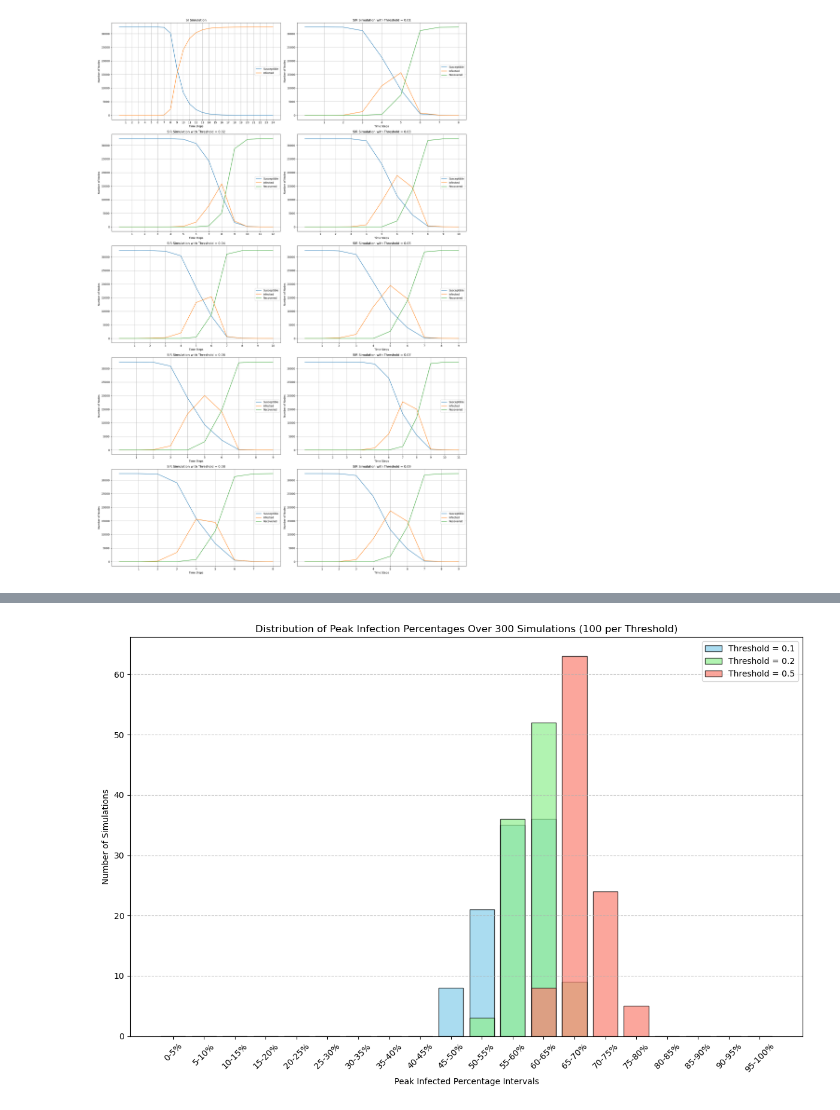
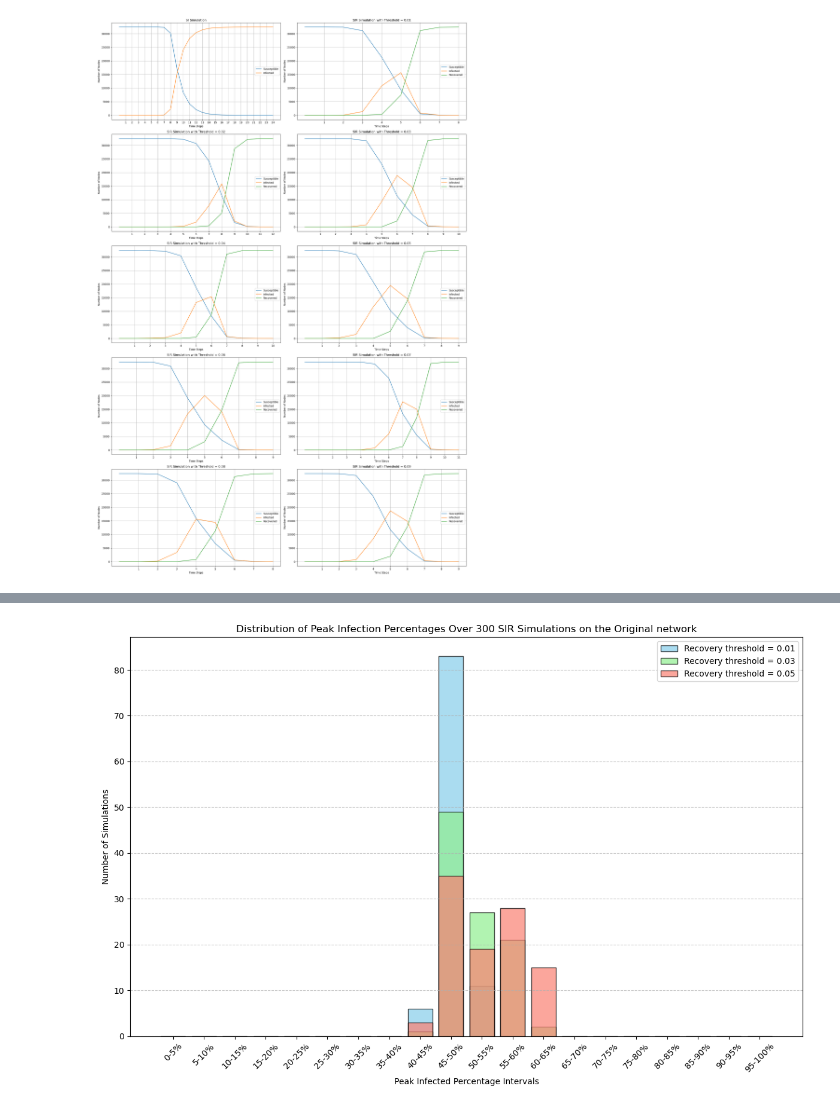
Before and after one commit to kfkfkflmej/NA_EU_emails_2024, a Jupyter notebook: histograms different thresholds.ipynb, the cells around one changed output, grey strips where cells are left out. Cells and saved outputs as stored; diff of their text form; code cells hidden in the pictures.

```diff
--- a/histograms different thresholds.ipynb
+++ b/histograms different thresholds.ipynb
@@ -109,7 +109,7 @@ import networkx as nx
 import matplotlib.pyplot as plt
 
 # Load the CSV file and create the graph
-file_path = 'final_final_random_graph.csv'  # Update with the actual path to your file
+file_path = 'data\\final_final_random_graph.csv'  # Update with the actual path to your file
 edge_df = pd.read_csv(file_path, delimiter=' ')
 G = nx.from_pandas_edgelist(edge_df, 'Source', 'Target')
 
@@ -120,7 +120,7 @@ time_steps = 25  # Duration of each simulation
 
 # Simulation parameters
 num_simulations = 300
-recovery_thresholds = [0.1, 0.2, 0.5]  # Recovery thresholds to cycle through
+recovery_thresholds = [0.01, 0.03, 0.05]  # Recovery thresholds to cycle through
 intervals = np.arange(0, 1.05, 0.05)  # Intervals: 0-5%, 5-10%, ..., 95-100%
 colors = ['skyblue', 'lightgreen', 'salmon']  # Colors for each threshold
 hist_data = {threshold: [] for threshold in recovery_thresholds}  # Store data by threshold
@@ -185,17 +185,17 @@ for i, threshold in enumerate(recovery_thresholds):
         color=colors[i],
         edgecolor='black',
         alpha=0.7,
-        label=f"Threshold = {threshold}"
+        label=f"Recovery threshold = {threshold}"
     )
 
 # Customize plot
 plt.xlabel("Peak Infected Percentage Intervals")
 plt.ylabel("Number of Simulations")
-plt.title("Distribution of Peak Infection Percentages Over 300 Simulations (100 per Threshold)")
+plt.title("Distribution of Peak Infection Percentages Over 300 SIR Simulations on the Synthetic network")
 plt.xticks(rotation=45)
 plt.legend()
 plt.grid(axis='y', linestyle='--', alpha=0.7)
 plt.tight_layout()
-plt.savefig("fig_case3_histogram_300_sims.png")
+#plt.savefig("fig_synth_histogram_300_sims.png")
 plt.show()
 # %% [output]
@@ -207,7 +207,7 @@ import networkx as nx
 import matplotlib.pyplot as plt
 
 # Load the CSV file and create the graph
-file_path = 'data.csv'  # Update with the actual path to your file
+file_path = 'data\data - fixed numbers.csv'  # Update with the actual path to your file
 edge_df = pd.read_csv(file_path, delimiter=' ')
 G = nx.from_pandas_edgelist(edge_df, 'Source', 'Target')
 
@@ -218,7 +218,7 @@ time_steps = 25  # Duration of each simulation
 
 # Simulation parameters
 num_simulations = 300
-recovery_thresholds = [0.1, 0.2, 0.5]  # Recovery thresholds to cycle through
+recovery_thresholds = [0.01, 0.03, 0.05]  # Recovery thresholds to cycle through
 intervals = np.arange(0, 1.05, 0.05)  # Intervals: 0-5%, 5-10%, ..., 95-100%
 colors = ['skyblue', 'lightgreen', 'salmon']  # Colors for each threshold
 hist_data = {threshold: [] for threshold in recovery_thresholds}  # Store data by threshold
@@ -267,34 +267,34 @@ for sim in range(num_simulations):
 
         # Break if no more infected
         if infected_counts[-1] == 0:
             break
 
     # Record peak infected fraction
     peak_infected_fraction = max(infected_counts) / n
     hist_data[recovery_threshold].append(peak_infected_fraction)
 
 # Combine histogram data
 plt.figure(figsize=(12, 8))
 for i, threshold in enumerate(recovery_thresholds):
     hist, bins = np.histogram(hist_data[threshold], bins=intervals)
     plt.bar(
         [f"{int(bins[j]*100)}-{int(bins[j+1]*100)}%" for j in range(len(bins) - 1)],
         hist,
         color=colors[i],
         edgecolor='black',
         alpha=0.7,
-        label=f"Threshold = {threshold}"
+        label=f"Recovery threshold = {threshold}"
     )
 
 # Customize plot
 plt.xlabel("Peak Infected Percentage Intervals")
 plt.ylabel("Number of Simulations")
-plt.title("Distribution of Peak Infection Percentages Over 300 Simulations (100 per Threshold)")
+plt.title("Distribution of Peak Infection Percentages Over 300 SIR Simulations on the Original network")
 plt.xticks(rotation=45)
 plt.legend()
 plt.grid(axis='y', linestyle='--', alpha=0.7)
 plt.tight_layout()
-plt.savefig("fig_case3_histogram_300_sims.png")
+#plt.savefig("fig_original_histogram_300_sims.png")
 plt.show()
 # %% [output]
-[figure, old version]
+[figure, new version]
```
Also changed, not shown: parts of 2 cells of this notebook, 11 other files.
